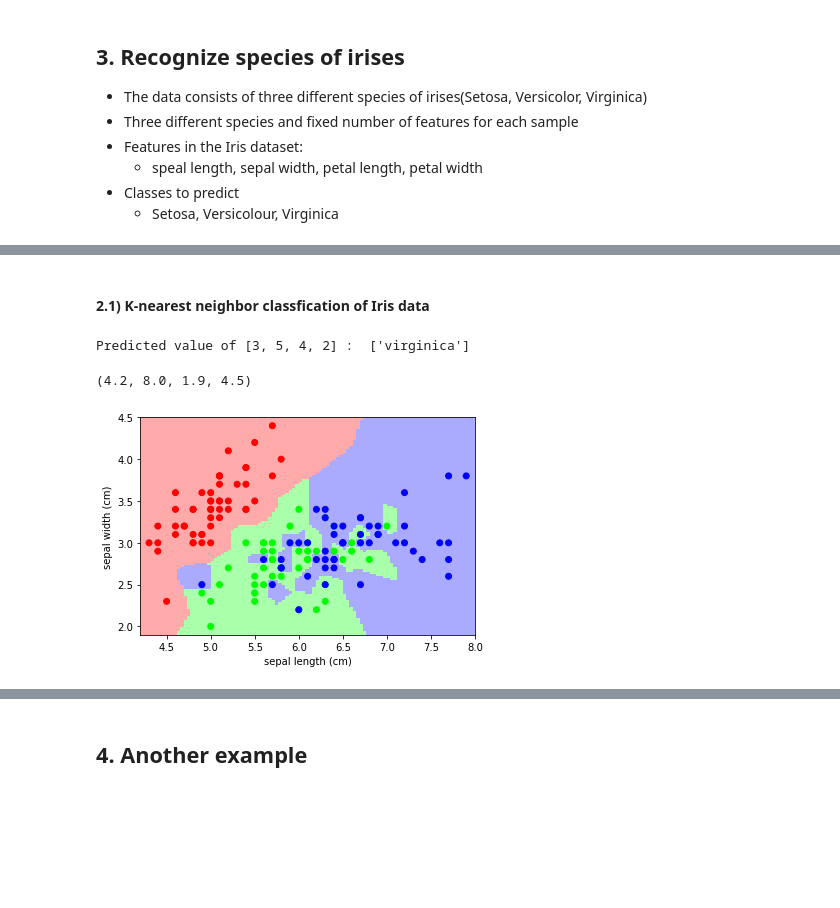
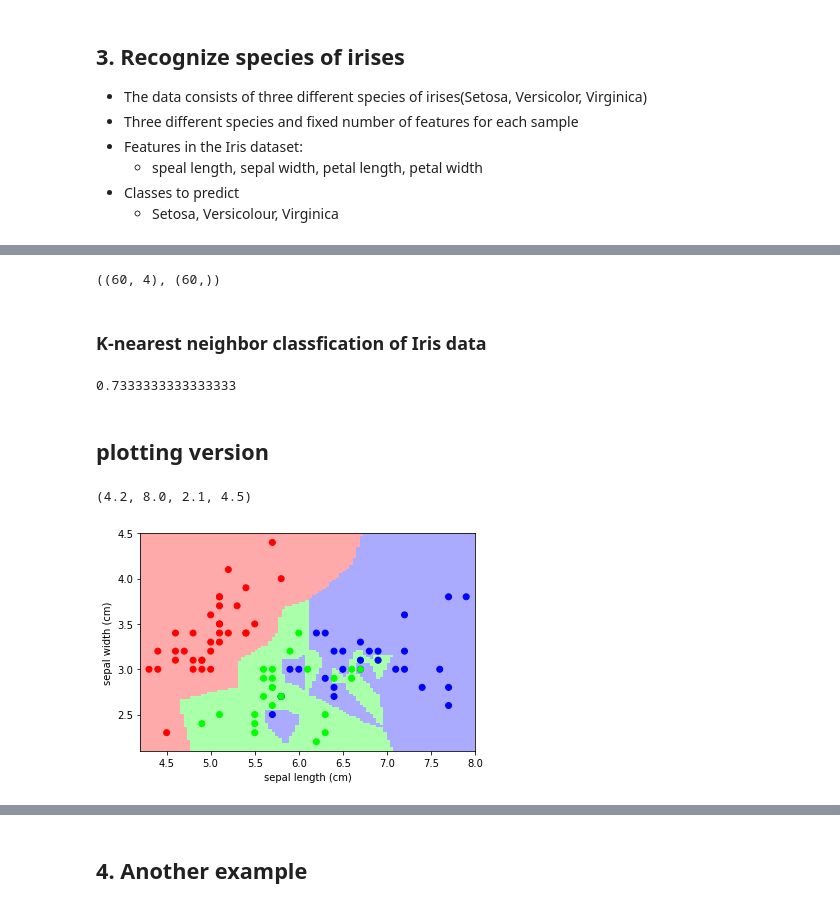
Before and after one commit to enjoy-365/AI_Programming_2022, a Jupyter notebook: week2/2.3) scikit_learn_kNN.ipynb, the cells around one changed output, grey strips where cells are left out. Saved outputs shown, nothing was run; the diff lists cells and outputs as text; code cells hidden in the pictures; blank space fills up the shorter version.

```diff
--- a/week2/2.3) scikit_learn_kNN.ipynb
+++ b/week2/2.3) scikit_learn_kNN.ipynb
@@ -35,4 +29,10 @@ import numpy as np
-# %%
-from sklearn import neighbors, datasets
-iris = datasets.load_iris()
-X, y = iris.data, iris.target
+# %%
+import numpy as np
+from sklearn.datasets import load_iris
+from matplotlib import pyplot as plt
+from sklearn import neighbors, datasets
+
+from sklearn.model_selection import train_test_split
+
+X, y = datasets.load_iris(return_X_y=True)
+X.shape, y.shape
@@ -39,42 +51,52 @@ X, y = iris.data, iris.target
+# %%
+X_test.shape, y_test.shape
+# %% [output]
+((60, 4), (60,))
 # %% [markdown]
-#### 2.1) K-nearest neighbor classfication of Iris data
+### K-nearest neighbor classfication of Iris data
-# %%
-knn = neighbors.KNeighborsClassifier(n_neighbors=1)
-knn.fit(X, y)
-# What kind of iris has 3cm x 5cm sepal and 4cm x 2cm petal?
-print("Predicted value of [3, 5, 4, 2] : ", iris.target_names[knn.predict([[3, 5, 4, 2]])])
-# %% [output]
-Predicted value of [3, 5, 4, 2] :  ['virginica']
+# %%
+knn = neighbors.KNeighborsClassifier(n_neighbors=1)
+knn.fit(X_train, y_train)
+knn.score(X_test, y_test)
+# %% [output]
+0.7333333333333333
+# %% [markdown]
+## plotting version
 # %%
 from matplotlib.colors import ListedColormap
 
 # Create color maps for 3-class classification problem, as with iris
 cmap_light = ListedColormap(['#FFAAAA', '#AAFFAA', '#AAAAFF'])
 cmap_bold = ListedColormap(['#FF0000', '#00FF00', '#0000FF'])
 
 iris = datasets.load_iris()
-X = iris.data[:, :2]  # we only take the first two features. We could
-                    # avoid this ugly slicing by using a two-dim dataset
+
+#only take the first two features.
+X = iris.data[:, :2]
 y = iris.target
 
+X_train, X_test, y_train, y_test = train_test_split(X, y, test_size=0.4, random_state=0)
+
 knn = neighbors.KNeighborsClassifier(n_neighbors=1)
-knn.fit(X, y)
+knn.fit(X_train, y_train)
 
-x_min, x_max = X[:, 0].min() - .1, X[:, 0].max() + .1
-y_min, y_max = X[:, 1].min() - .1, X[:, 1].max() + .1
-xx, yy = np.meshgrid(np.linspace(x_min, x_max, 100),
-                        np.linspace(y_min, y_max, 100))
+
+
+x_min, x_max = X_train[:, 0].min() - .1, X_train[:, 0].max() + .1
+y_min, y_max = X_train[:, 1].min() - .1, X_train[:, 1].max() + .1
+xx, yy = np.meshgrid(np.linspace(x_min, x_max, 100), np.linspace(y_min, y_max, 100))
+
 Z = knn.predict(np.c_[xx.ravel(), yy.ravel()])
+
+Z = Z.reshape(xx.shape)
+plt.figure()
+plt.pcolormesh(xx, yy, Z, cmap=cmap_light)
+
+# Plot also the training points
+plt.scatter(X_train[:, 0], X_train[:, 1], c=y_train, cmap=cmap_bold)
+plt.xlabel('sepal length (cm)')
+plt.ylabel('sepal width (cm)')
+plt.axis('tight')
+# %% [output]
+(4.2, 8.0, 2.1, 4.5)
+[figure, added]
-# %%
-Z = Z.reshape(xx.shape)
-plt.figure()
-plt.pcolormesh(xx, yy, Z, cmap=cmap_light)
-
-# Plot also the training points
-plt.scatter(X[:, 0], X[:, 1], c=y, cmap=cmap_bold)
-plt.xlabel('sepal length (cm)')
-plt.ylabel('sepal width (cm)')
-plt.axis('tight')
-# %% [output]
-(4.2, 8.0, 1.9, 4.5)
-[figure, removed]
```
Also changed, not shown: parts of 9 cells of this notebook.
